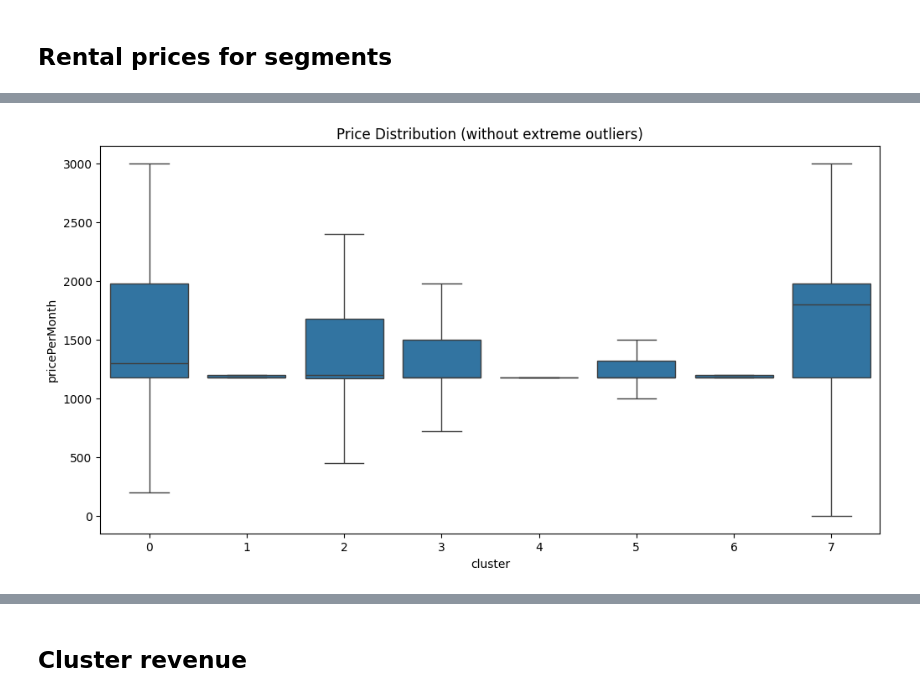
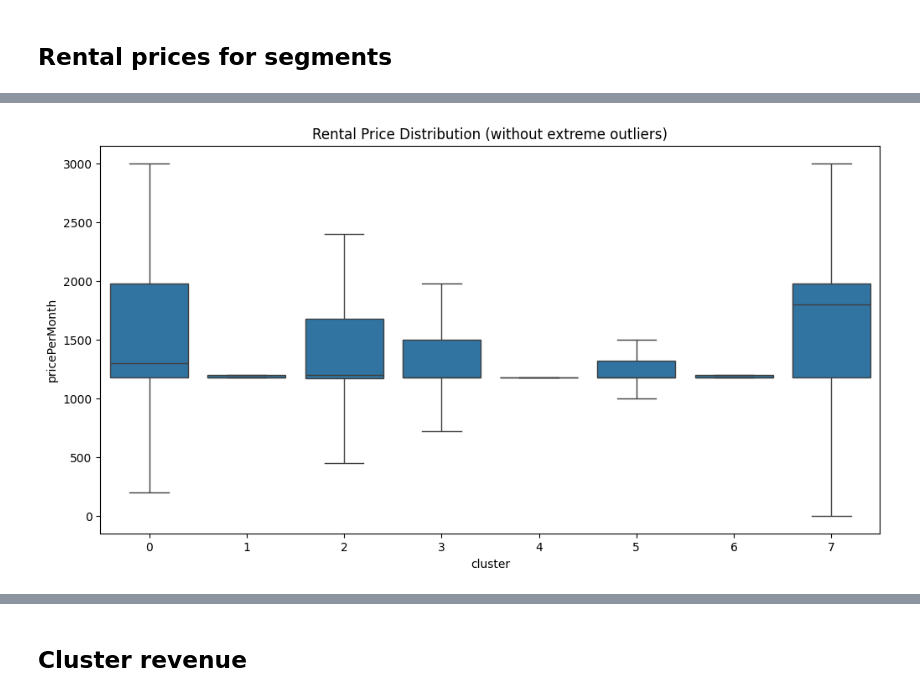
Before and after one commit to juliusatgit/Marketing-Analytics, a Jupyter notebook: notebooks/02_Business_Profiling.ipynb, the cells around one changed output, grey strips where cells are left out. Cells and saved outputs as stored; diff of their text form; code cells hidden in the pictures.

```diff
--- a/notebooks/02_Business_Profiling.ipynb
+++ b/notebooks/02_Business_Profiling.ipynb
@@ -172,9 +167,9 @@ plt.show()
 # %%
 plt.figure(figsize=(12, 6))
 
 sns.boxplot(data=data, x="cluster", y="pricePerMonth", showfliers=False)
 
-plt.title("Price Distribution (without extreme outliers)")
+plt.title("Rental Price Distribution (without extreme outliers)")
 plt.show()
 # %% [output]
-[figure, old version]
+[figure, new version]
```
Also changed, not shown: parts of 40 cells of this notebook.
